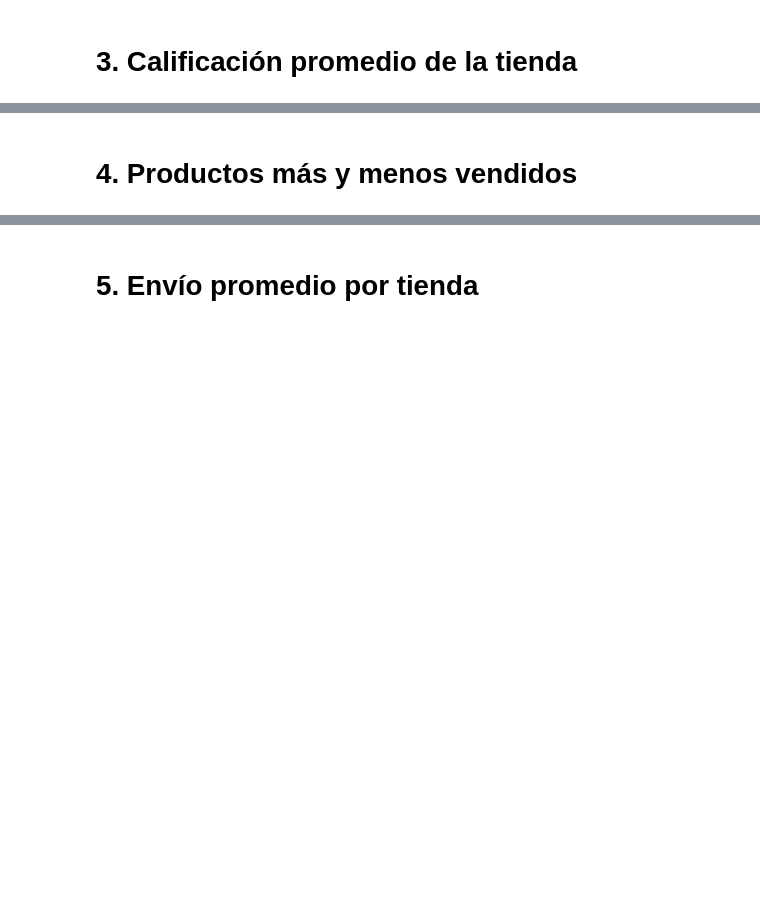
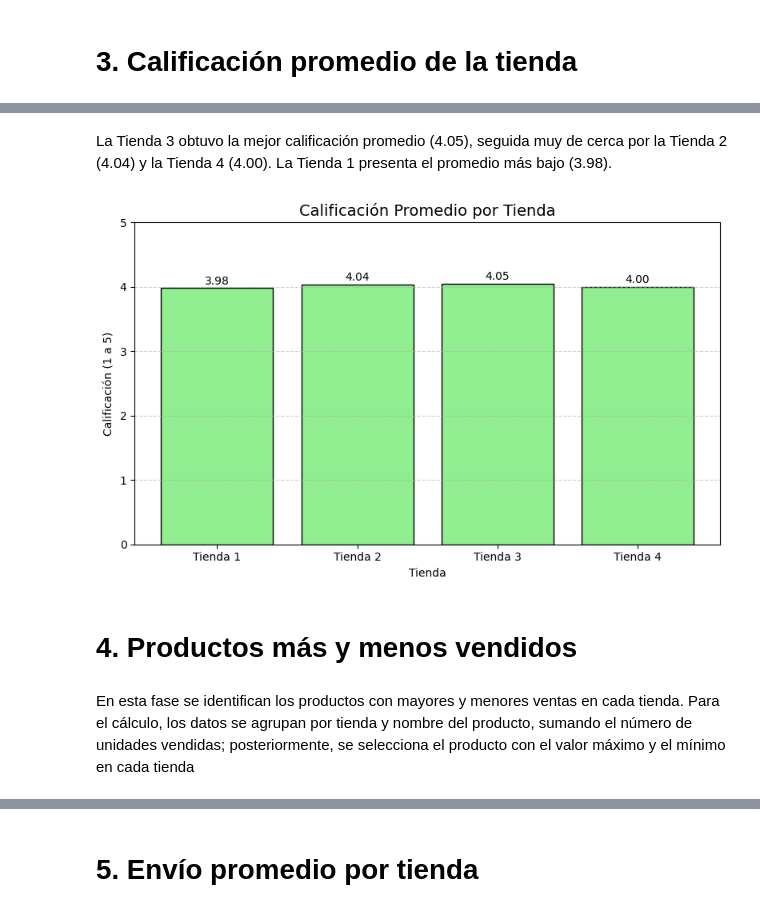
Before and after one commit to AyeBabalu/ChallengeDataScience1Alura, a Jupyter notebook: AluraStoreLatam.ipynb, the cells around one changed output, grey strips where cells are left out. Cells and saved outputs as stored; diff of their text form; code cells hidden in the pictures; blank space fills up the shorter version.

```diff
--- a/AluraStoreLatam.ipynb
+++ b/AluraStoreLatam.ipynb
@@ -119,2 +214,39 @@ Los resultados de las ventas muestran que las categorías que generan la mayor f
+# %% [markdown]
+La Tienda 3 obtuvo la mejor calificación promedio (4.05), seguida muy de cerca por la Tienda 2 (4.04) y la Tienda 4 (4.00). La Tienda 1 presenta el promedio más bajo (3.98).
+# %%
+import matplotlib.pyplot as plt
+
+# Datos de calificación promedio
+calificaciones = {
+    "Tienda 1": 3.98,
+    "Tienda 2": 4.04,
+    "Tienda 3": 4.05,
+    "Tienda 4": 4.00
+}
+
+# Convertir a listas
+tiendas = list(calificaciones.keys())
+valores = list(calificaciones.values())
+
+# Crear gráfica
+plt.figure(figsize=(8,5))
+bars = plt.bar(tiendas, valores, color='lightgreen', edgecolor='black')
+plt.title("Calificación Promedio por Tienda", fontsize=14)
+plt.ylabel("Calificación (1 a 5)")
+plt.xlabel("Tienda")
+plt.ylim(0, 5)  # Escala fija de 1 a 5
+plt.grid(axis="y", linestyle="--", alpha=0.6)
+
+# Etiquetas de valor sobre cada barra
+for bar, val in zip(bars, valores):
+    plt.text(bar.get_x() + bar.get_width()/2, bar.get_height() + 0.02,
+             f"{val:.2f}", ha='center', va='bottom', fontsize=10)
+
+plt.tight_layout()
+plt.show()
+# %% [output]
+[figure, added]
 # %% [markdown]
 # 4. Productos más y menos vendidos
+# %% [markdown]
+En esta fase se identifican los productos con mayores y menores ventas en cada tienda. Para el cálculo, los datos se agrupan por tienda y nombre del producto, sumando el número de unidades vendidas; posteriormente, se selecciona el producto con el valor máximo y el mínimo en cada tienda
```
Also changed, not shown: parts of 20 cells of this notebook.
